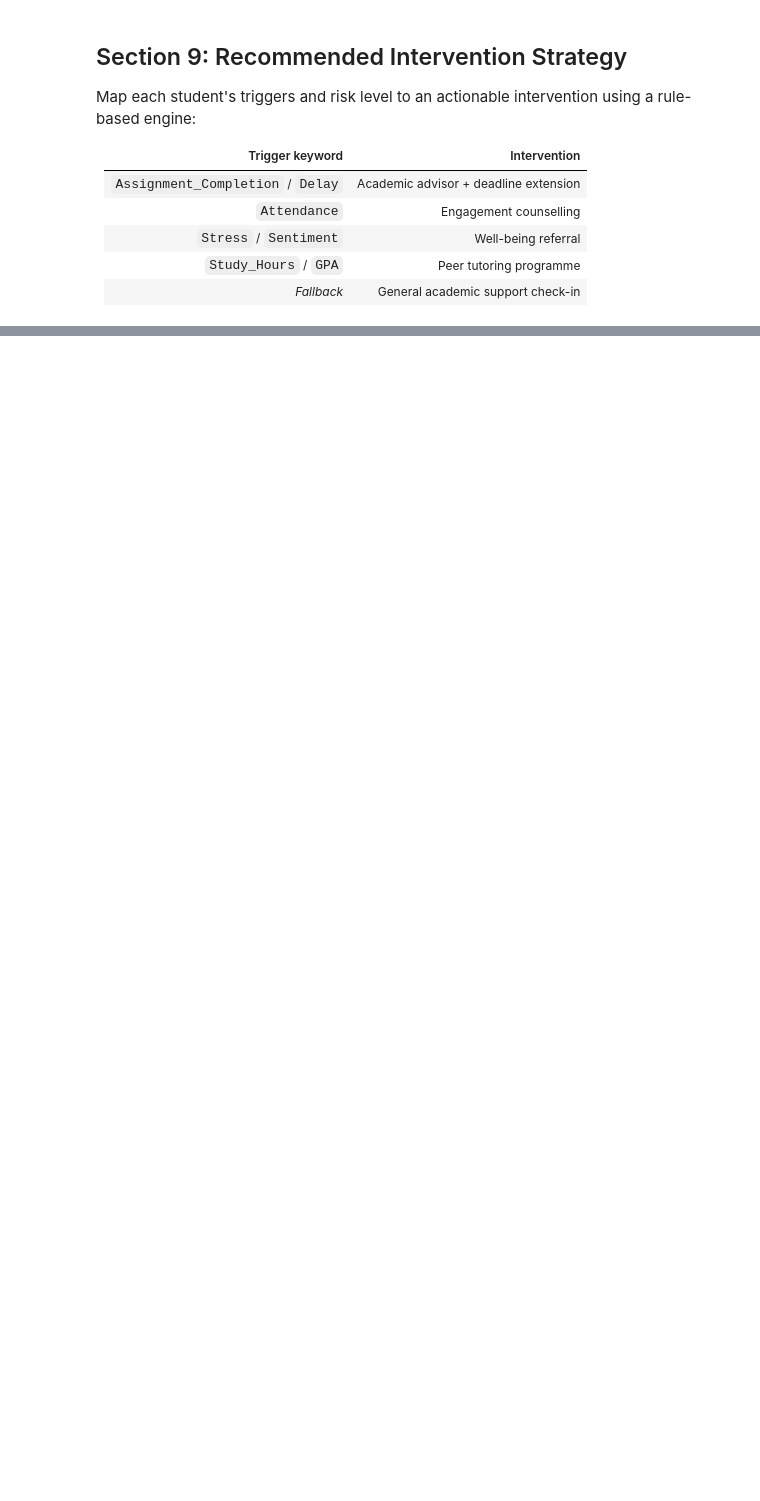
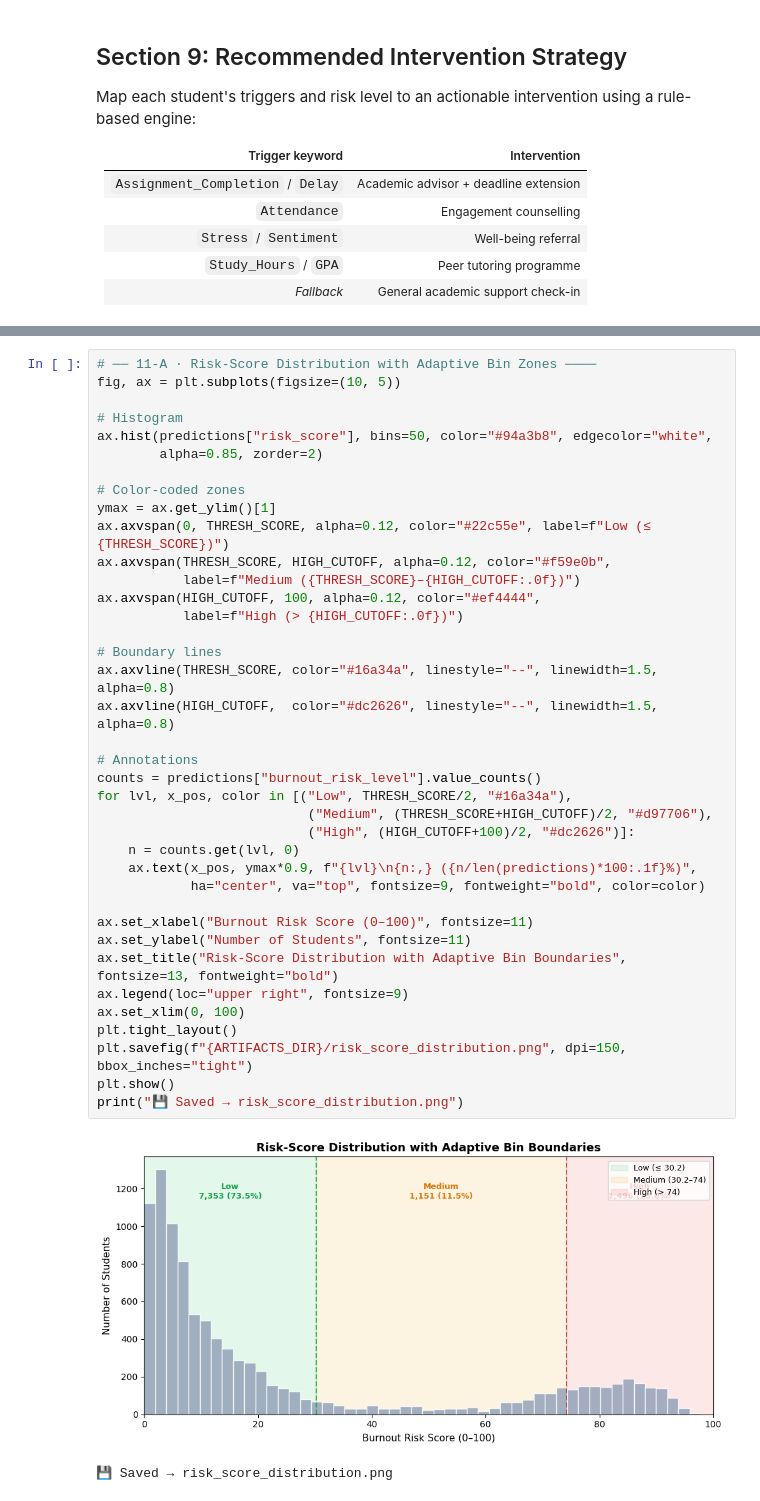
Before and after one commit to Aashik1701/Early-burnout-detection, a Jupyter notebook: notebooks/02_model_training.ipynb, the cells around one changed output, grey strips where cells are left out. Saved outputs shown, nothing was run; the diff lists cells and outputs as text; blank space fills up the shorter version.

```diff
--- a/notebooks/02_model_training.ipynb
+++ b/notebooks/02_model_training.ipynb
@@ -355,0 +641,41 @@ print("   └── feature_importance.png")
+# %%
+# ── 11-A · Risk-Score Distribution with Adaptive Bin Zones ────
+fig, ax = plt.subplots(figsize=(10, 5))
+
+# Histogram
+ax.hist(predictions["risk_score"], bins=50, color="#94a3b8", edgecolor="white",
+        alpha=0.85, zorder=2)
+
+# Color-coded zones
+ymax = ax.get_ylim()[1]
+ax.axvspan(0, THRESH_SCORE, alpha=0.12, color="#22c55e", label=f"Low (≤ {THRESH_SCORE})")
+ax.axvspan(THRESH_SCORE, HIGH_CUTOFF, alpha=0.12, color="#f59e0b",
+           label=f"Medium ({THRESH_SCORE}–{HIGH_CUTOFF:.0f})")
+ax.axvspan(HIGH_CUTOFF, 100, alpha=0.12, color="#ef4444",
+           label=f"High (> {HIGH_CUTOFF:.0f})")
+
+# Boundary lines
+ax.axvline(THRESH_SCORE, color="#16a34a", linestyle="--", linewidth=1.5, alpha=0.8)
+ax.axvline(HIGH_CUTOFF,  color="#dc2626", linestyle="--", linewidth=1.5, alpha=0.8)
+
+# Annotations
+counts = predictions["burnout_risk_level"].value_counts()
+for lvl, x_pos, color in [("Low", THRESH_SCORE/2, "#16a34a"),
+                           ("Medium", (THRESH_SCORE+HIGH_CUTOFF)/2, "#d97706"),
+                           ("High", (HIGH_CUTOFF+100)/2, "#dc2626")]:
+    n = counts.get(lvl, 0)
+    ax.text(x_pos, ymax*0.9, f"{lvl}\n{n:,} ({n/len(predictions)*100:.1f}%)",
+            ha="center", va="top", fontsize=9, fontweight="bold", color=color)
+
+ax.set_xlabel("Burnout Risk Score (0–100)", fontsize=11)
+ax.set_ylabel("Number of Students", fontsize=11)
+ax.set_title("Risk-Score Distribution with Adaptive Bin Boundaries", fontsize=13, fontweight="bold")
+ax.legend(loc="upper right", fontsize=9)
+ax.set_xlim(0, 100)
+plt.tight_layout()
+plt.savefig(f"{ARTIFACTS_DIR}/risk_score_distribution.png", dpi=150, bbox_inches="tight")
+plt.show()
+print("💾 Saved → risk_score_distribution.png")
+# %% [output]
+[figure, added]
+💾 Saved → risk_score_distribution.png
```
Also changed, not shown: parts of 29 cells of this notebook, 14 other files.
